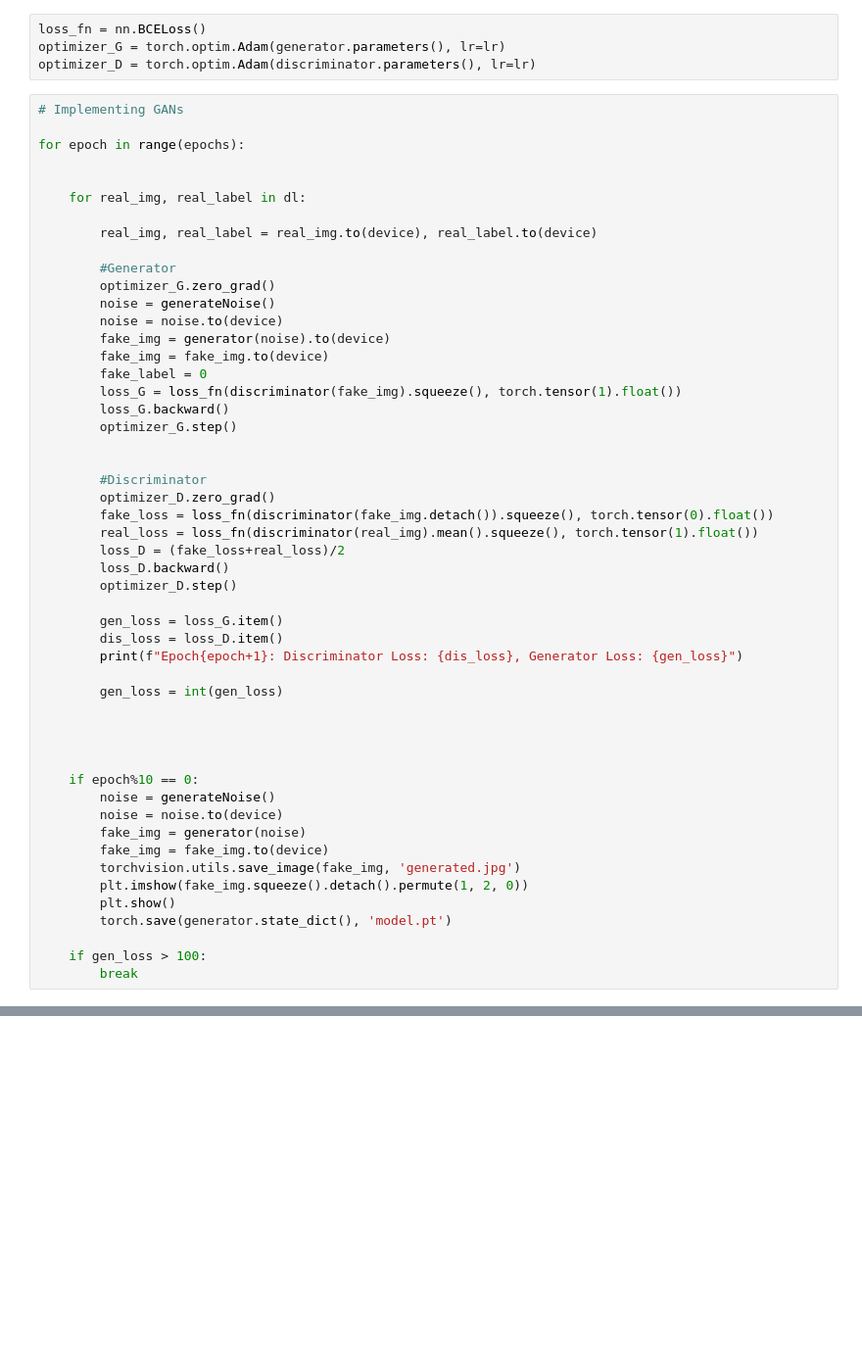
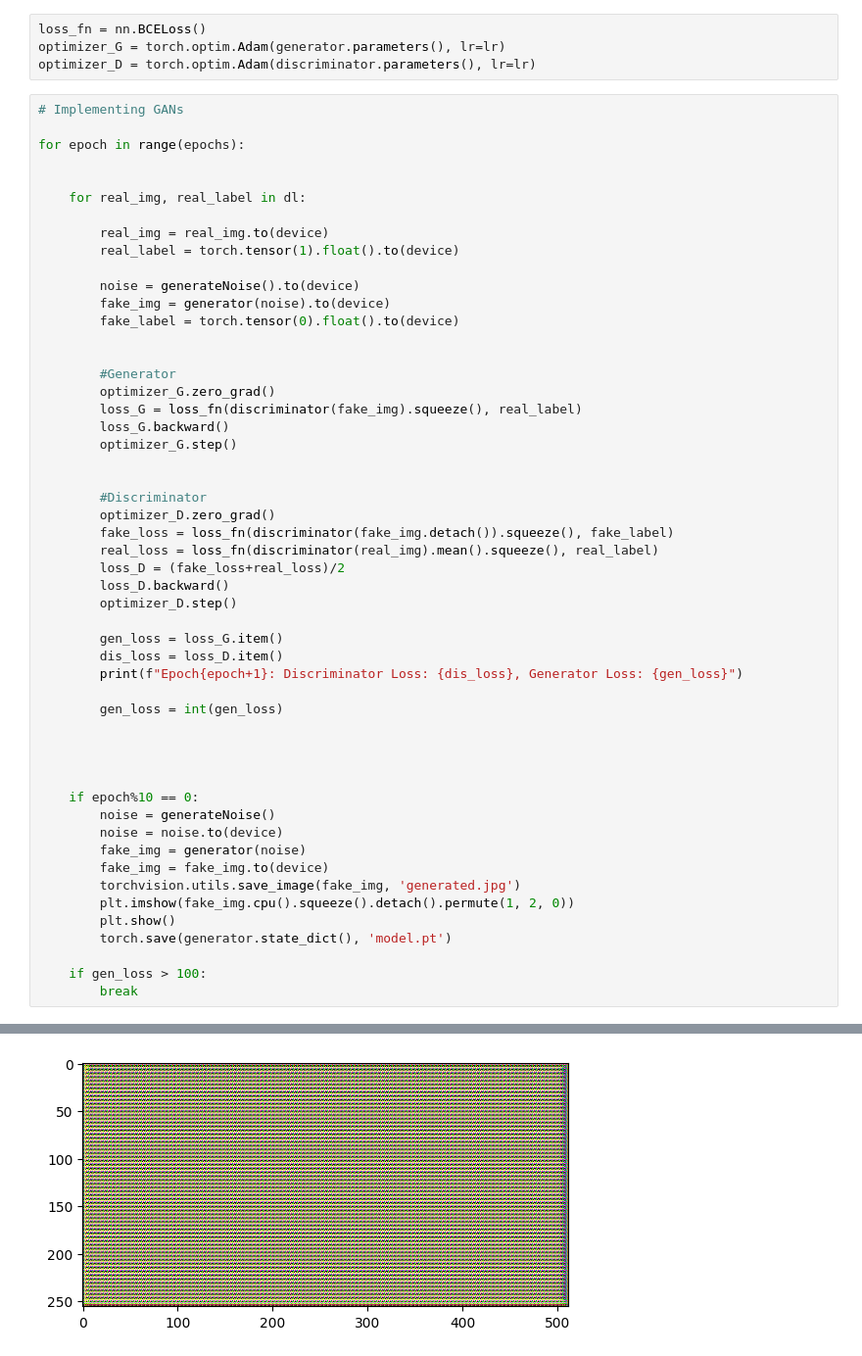
Before and after one commit to pauldebayan/SpectaGen, a Jupyter notebook: SpectaGen.ipynb, the cells around one changed output, grey strips where cells are left out. Shown at 98% size. Drawn from its saved outputs; the diff is of its cells as text; blank space fills up the shorter version.

```diff
--- a/SpectaGen.ipynb
+++ b/SpectaGen.ipynb
@@ -199,24 +241,25 @@ for epoch in range(epochs):
 
     for real_img, real_label in dl:
 
-        real_img, real_label = real_img.to(device), real_label.to(device)
+        real_img = real_img.to(device)
+        real_label = torch.tensor(1).float().to(device)
+
+        noise = generateNoise().to(device)
+        fake_img = generator(noise).to(device)
+        fake_label = torch.tensor(0).float().to(device)
+
 
         #Generator
         optimizer_G.zero_grad()
-        noise = generateNoise()
-        noise = noise.to(device)
-        fake_img = generator(noise).to(device)
-        fake_img = fake_img.to(device)
-        fake_label = 0
-        loss_G = loss_fn(discriminator(fake_img).squeeze(), torch.tensor(1).float())
+        loss_G = loss_fn(discriminator(fake_img).squeeze(), real_label)
         loss_G.backward()
         optimizer_G.step()
 
 
         #Discriminator
         optimizer_D.zero_grad()
-        fake_loss = loss_fn(discriminator(fake_img.detach()).squeeze(), torch.tensor(0).float())
-        real_loss = loss_fn(discriminator(real_img).mean().squeeze(), torch.tensor(1).float())
+        fake_loss = loss_fn(discriminator(fake_img.detach()).squeeze(), fake_label)
+        real_loss = loss_fn(discriminator(real_img).mean().squeeze(), real_label)
         loss_D = (fake_loss+real_loss)/2
         loss_D.backward()
         optimizer_D.step()
@@ -236,9 +279,10 @@ for epoch in range(epochs):
         fake_img = generator(noise)
         fake_img = fake_img.to(device)
         torchvision.utils.save_image(fake_img, 'generated.jpg')
-        plt.imshow(fake_img.squeeze().detach().permute(1, 2, 0))
+        plt.imshow(fake_img.cpu().squeeze().detach().permute(1, 2, 0))
         plt.show()
         torch.save(generator.state_dict(), 'model.pt')
 
     if gen_loss > 100:
         break
+# %% [output]
@@ -244,0 +309 @@ for epoch in range(epochs):
+[figure, added]
```
Also changed, not shown: parts of 8 cells of this notebook.
